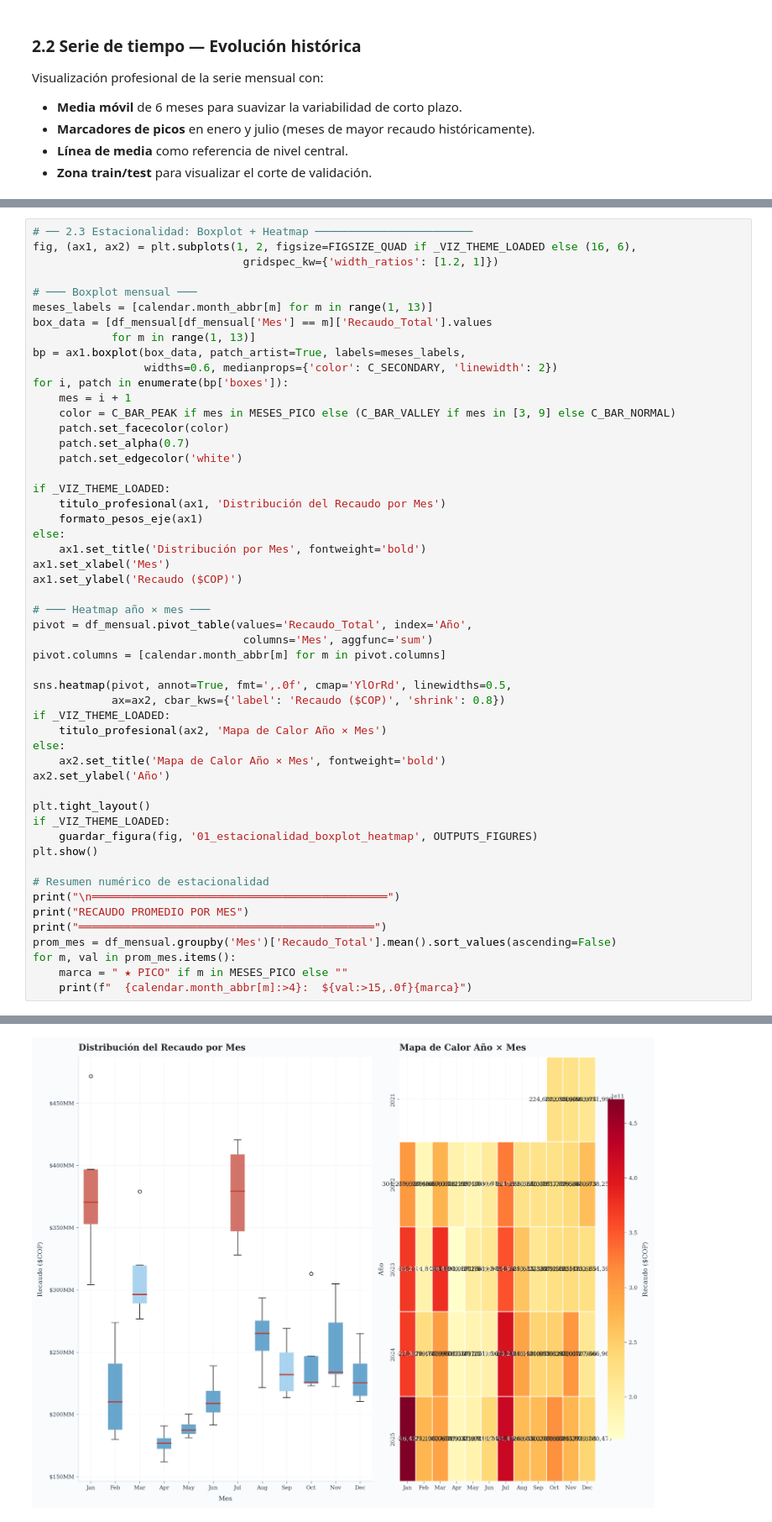
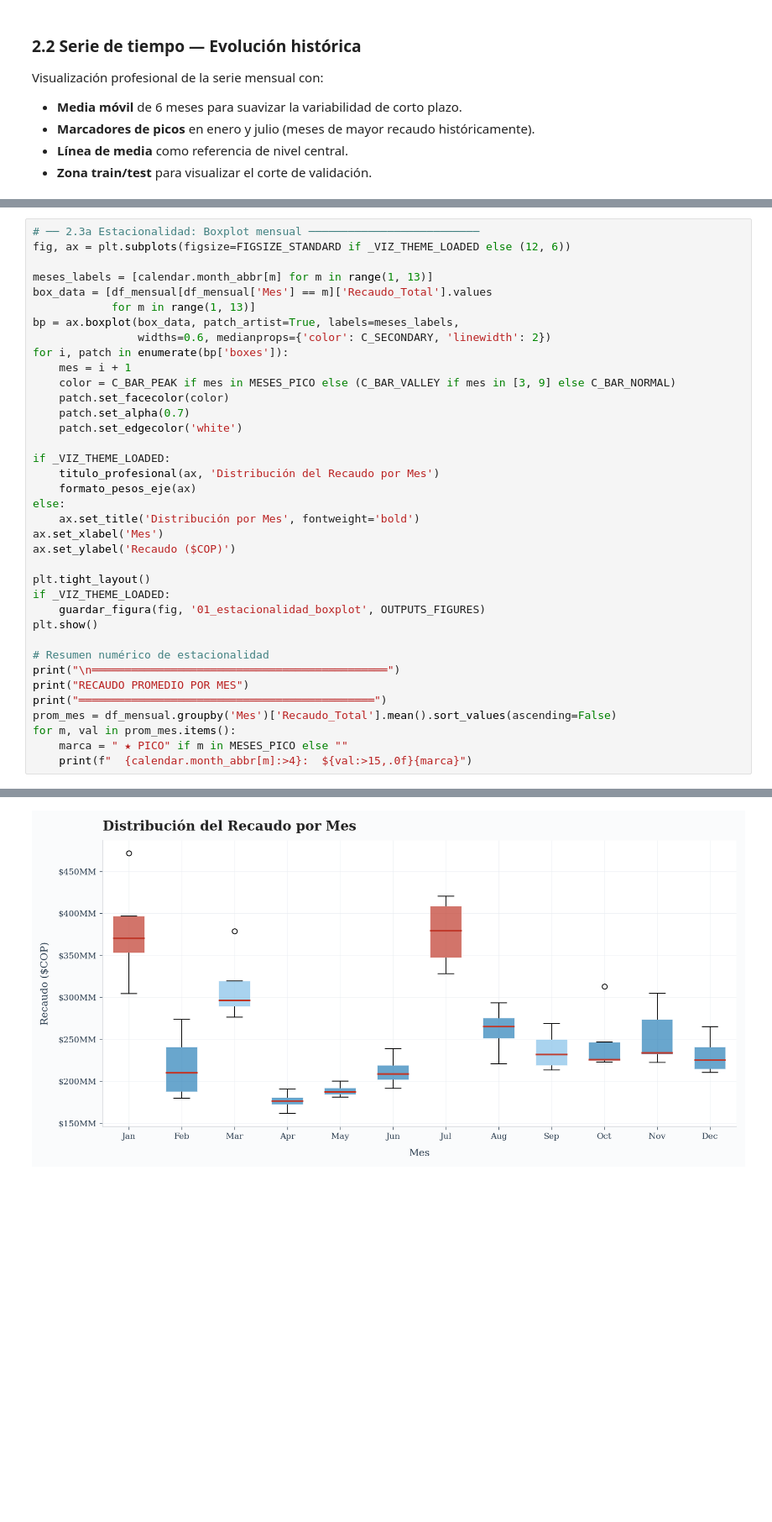
Before and after one commit to efrenbohorquez/ESTRUCTURA_DATOS_RENTAS_V2, a Jupyter notebook: notebooks/01_EDA_Completo.ipynb, the cells around one changed output, grey strips where cells are left out. Shown at 84% size. Saved outputs shown, nothing was run; the diff lists cells and outputs as text; blank space fills up the shorter version.

```diff
--- a/notebooks/01_EDA_Completo.ipynb
+++ b/notebooks/01_EDA_Completo.ipynb
@@ -328,14 +339,12 @@ Se analiza la estacionalidad mediante dos visualizaciones complementarias:
 # %%
-# ── 2.3 Estacionalidad: Boxplot + Heatmap ────────────────────────
-fig, (ax1, ax2) = plt.subplots(1, 2, figsize=FIGSIZE_QUAD if _VIZ_THEME_LOADED else (16, 6),
-                                gridspec_kw={'width_ratios': [1.2, 1]})
+# ── 2.3a Estacionalidad: Boxplot mensual ──────────────────────────
+fig, ax = plt.subplots(figsize=FIGSIZE_STANDARD if _VIZ_THEME_LOADED else (12, 6))
 
-# ─── Boxplot mensual ───
 meses_labels = [calendar.month_abbr[m] for m in range(1, 13)]
 box_data = [df_mensual[df_mensual['Mes'] == m]['Recaudo_Total'].values
             for m in range(1, 13)]
-bp = ax1.boxplot(box_data, patch_artist=True, labels=meses_labels,
-                 widths=0.6, medianprops={'color': C_SECONDARY, 'linewidth': 2})
+bp = ax.boxplot(box_data, patch_artist=True, labels=meses_labels,
+                widths=0.6, medianprops={'color': C_SECONDARY, 'linewidth': 2})
 for i, patch in enumerate(bp['boxes']):
     mes = i + 1
     color = C_BAR_PEAK if mes in MESES_PICO else (C_BAR_VALLEY if mes in [3, 9] else C_BAR_NORMAL)
@@ -344,29 +353,16 @@ for i, patch in enumerate(bp['boxes']):
     patch.set_edgecolor('white')
 
 if _VIZ_THEME_LOADED:
-    titulo_profesional(ax1, 'Distribución del Recaudo por Mes')
-    formato_pesos_eje(ax1)
+    titulo_profesional(ax, 'Distribución del Recaudo por Mes')
+    formato_pesos_eje(ax)
 else:
-    ax1.set_title('Distribución por Mes', fontweight='bold')
-ax1.set_xlabel('Mes')
-ax1.set_ylabel('Recaudo ($COP)')
-
-# ─── Heatmap año × mes ───
-pivot = df_mensual.pivot_table(values='Recaudo_Total', index='Año',
-                                columns='Mes', aggfunc='sum')
-pivot.columns = [calendar.month_abbr[m] for m in pivot.columns]
-
-sns.heatmap(pivot, annot=True, fmt=',.0f', cmap='YlOrRd', linewidths=0.5,
-            ax=ax2, cbar_kws={'label': 'Recaudo ($COP)', 'shrink': 0.8})
-if _VIZ_THEME_LOADED:
-    titulo_profesional(ax2, 'Mapa de Calor Año × Mes')
-else:
-    ax2.set_title('Mapa de Calor Año × Mes', fontweight='bold')
-ax2.set_ylabel('Año')
+    ax.set_title('Distribución por Mes', fontweight='bold')
+ax.set_xlabel('Mes')
+ax.set_ylabel('Recaudo ($COP)')
 
 plt.tight_layout()
 if _VIZ_THEME_LOADED:
-    guardar_figura(fig, '01_estacionalidad_boxplot_heatmap', OUTPUTS_FIGURES)
+    guardar_figura(fig, '01_estacionalidad_boxplot', OUTPUTS_FIGURES)
 plt.show()
 
 # Resumen numérico de estacionalidad
@@ -382,4 +378,4 @@ for m, val in prom_mes.items():
-[figure, old version]
+[figure, new version]
 ═════════════════════════════════════════════
 RECAUDO PROMEDIO POR MES
 ═════════════════════════════════════════════
```
Also changed, not shown: parts of 13 cells of this notebook, 37 other files.
